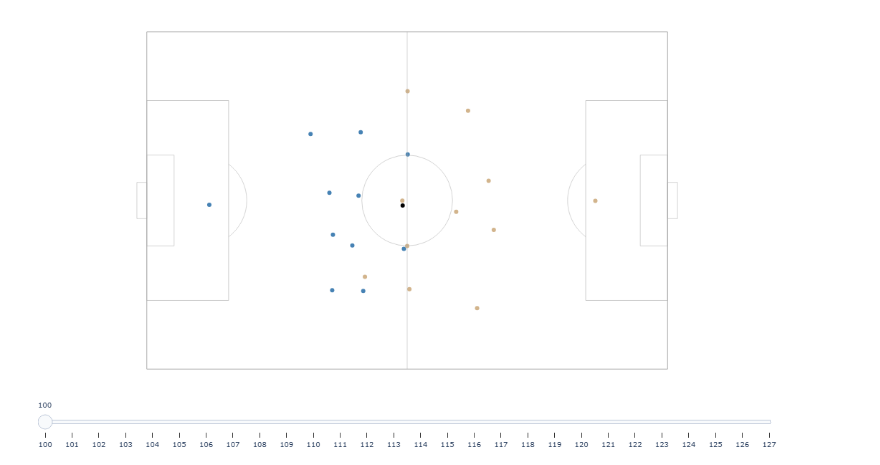
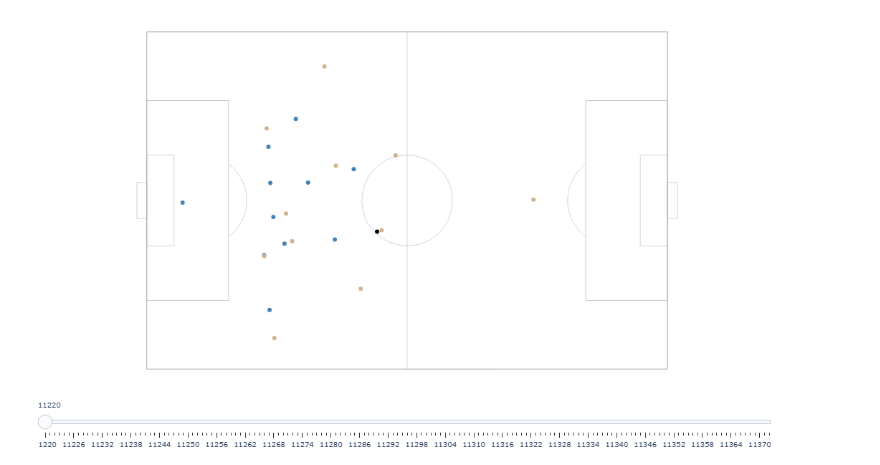
Before and after one commit to lorihe/ASI, a Jupyter notebook: plot.ipynb, the cells around one changed output. Saved outputs shown, nothing was run; the diff lists cells and outputs as text; code cells hidden in the pictures.

```diff
--- a/plot.ipynb
+++ b/plot.ipynb
@@ -31,2 +59,2 @@ match_data = load_json_file(file_path)
 # %%
-player_map = {player['id']: f"{player['first_name']} {player['last_name']}" for player in match_data['players']}
+player_map = {player['id']: f"{player['first_name']} {player['last_name']}-{player['player_role']['position_group']}" for player in match_data['players']}
@@ -60,8 +68,6 @@ away_p_ids = [p['id'] for p in match_data['players'] if p['team_id'] == away_id]
 def map_player_ids(player_list, home_p_ids, away_p_ids):
     return ['H' if player['player_id'] in home_p_ids else 'A' if player['player_id'] in away_p_ids else None for player in player_list]
 # %%
-def map_player_names(player_list):
+def map_player(player_list):
     return [player_map[player['player_id']] for player in player_list]
-# %%
-event_frame = 107
 # %%
@@ -78,52 +134,4 @@ frames_df['name'] = frames_df['player_data'].apply(lambda players: map_player_na
 # %%
-color_map = {'H': 'steelblue', 'A': 'tan'}
-field_layout = soccerfield.get_layout(105, 68)
-
-fig = go.Figure(layout=field_layout)
-fig.update_layout(width=920, height=600, paper_bgcolor="rgba(0,0,0,0)", plot_bgcolor='rgba(0,0,0,0)',
-                  margin=dict(l=0, r=100, t=0, b=0),
-                  xaxis=dict(showgrid=False, zeroline=False), yaxis=dict(showgrid=False, zeroline=False),
-                  legend=dict(xanchor="left", x=1, y=0.85,
-                              font = dict(family = "Roboto, sans-serif", size = 14))
-                  )
-
-fig.update_layout(dragmode= False)
-
-
-for idx, row in frames_df.iterrows():
-    colors = [color_map[value] for value in row['team']]
-    fig.add_trace(
-        go.Scatter(
-            visible=False,
-            x=row['p_x'], y=row['p_y'], mode='markers', marker=dict(color=colors), showlegend = False,
-            hovertext = row['name']
-        ))
-    fig.add_trace(
-        go.Scatter(
-            visible=False,
-            x=[row['ball_x']], y=[row['ball_y']], mode='markers', marker=dict(color='black'), showlegend = False
-        ))
-fig.data[0].visible = True
-fig.data[1].visible = True
-
-visibility = []
-fame_number = frames_df['frame'].to_list()
-for i in range(len(frames)):
-    frame_viz = dict(
-        method="update",
-        args=[{"visible": [False] * len(fig.data)}],
-        label = fame_number[i]
-    )
-    frame_viz["args"][0]["visible"][i*2] = True
-    frame_viz["args"][0]["visible"][i*2+1] = True
-    visibility.append(frame_viz)
-
-sliders = [dict(
-        active=0, steps=visibility, font=dict(size=10)
-    )]
-
-fig.update_layout(
-        sliders=sliders
-    )
+plot(11222)
 # %% [output]
-[figure, old version]
+[figure, new version]
```
Also changed, not shown: parts of 14 cells of this notebook, 3 other files.
